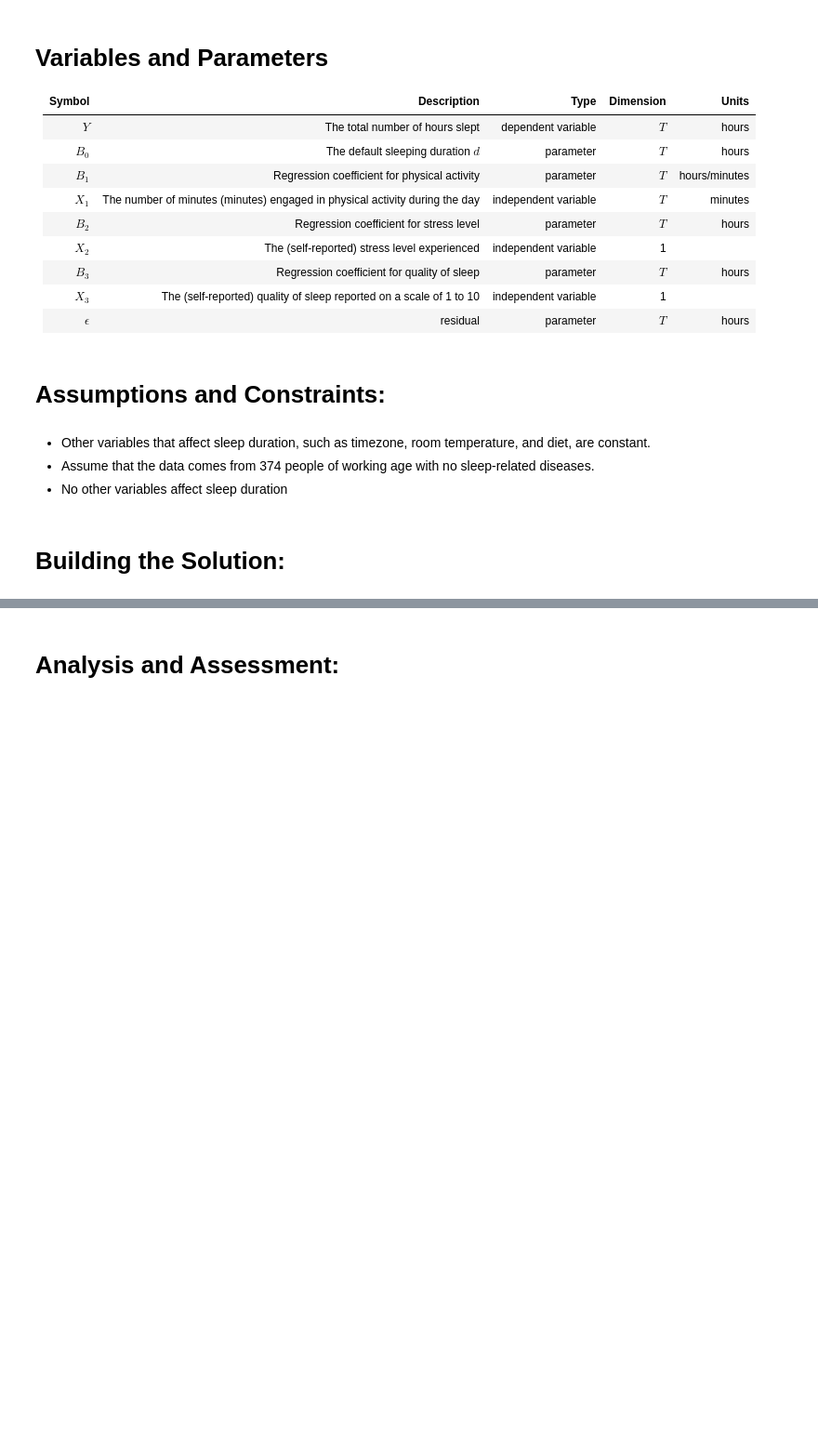
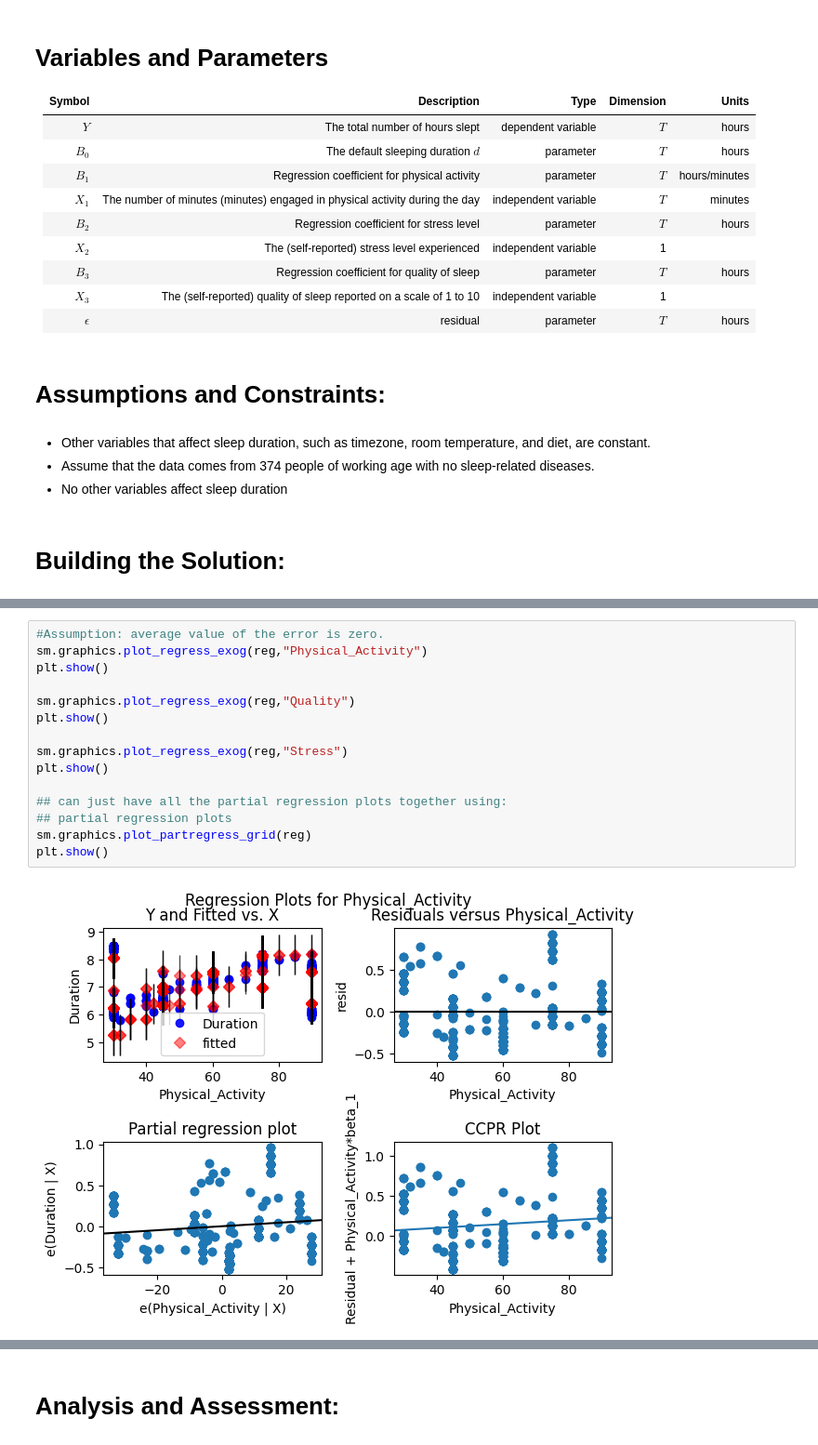
Before and after one commit to eric-y33/Math360-MAGC3, a Jupyter notebook: blank.ipynb, the cells around one changed output, grey strips where cells are left out. Shown: that part at 93% size. Saved outputs shown, nothing was run; the diff lists cells and outputs as text; blank space fills up the shorter version.

Commit message:
More of the init Regression Plot

```diff
--- a/blank.ipynb
+++ b/blank.ipynb
@@ -83,0 +72,17 @@ Finally we see that the regression coefficient value for physical activity is ne
+# %%
+#Assumption: average value of the error is zero.
+sm.graphics.plot_regress_exog(reg,"Physical_Activity")
+plt.show()
+
+sm.graphics.plot_regress_exog(reg,"Quality")
+plt.show()
+
+sm.graphics.plot_regress_exog(reg,"Stress")
+plt.show()
+
+## can just have all the partial regression plots together using:
+## partial regression plots
+sm.graphics.plot_partregress_grid(reg)
+plt.show()
+# %% [output]
+[figure, added]
```
Also changed, not shown: parts of 6 cells of this notebook.
